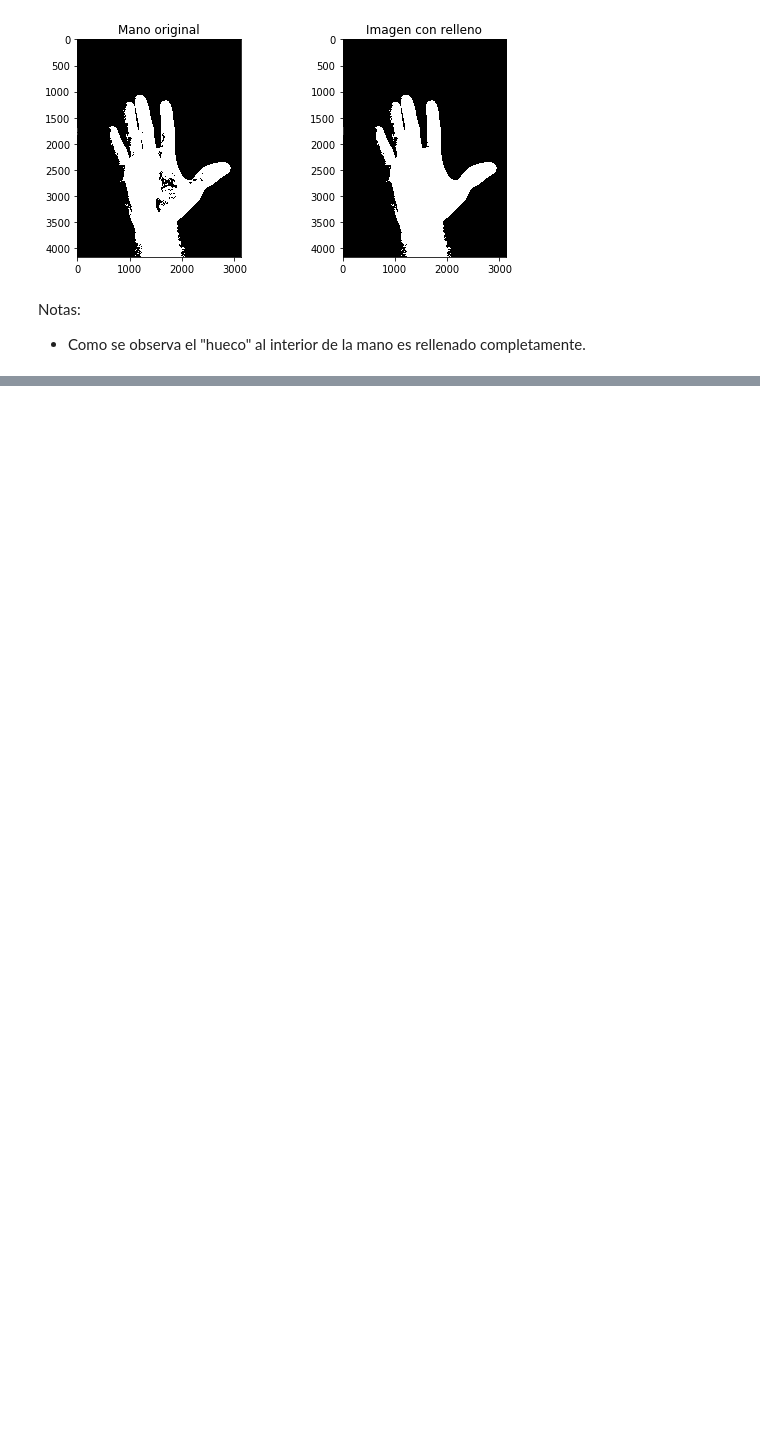
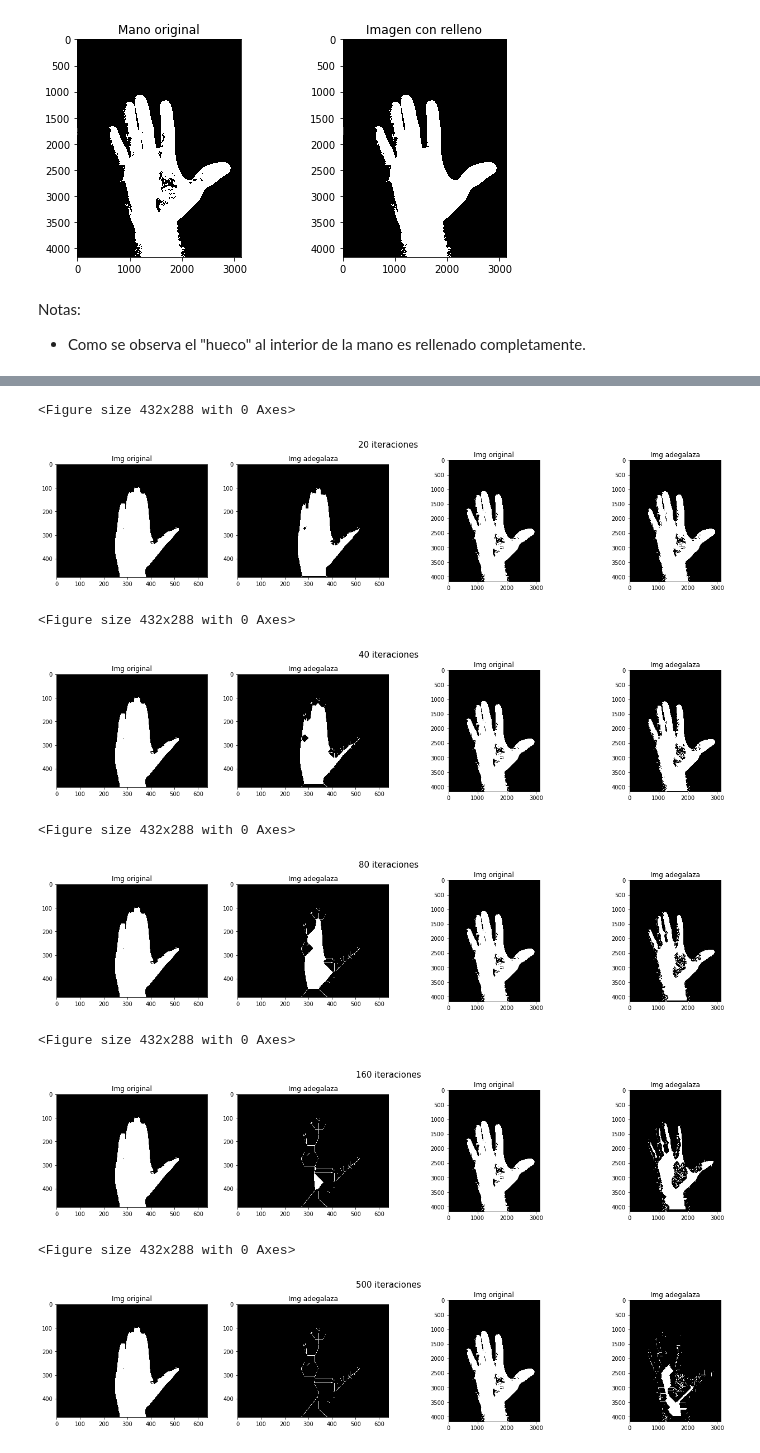
Before and after one commit to LeonardoMercado/TecIA, a Jupyter notebook: compartida de talleres/03 Taller 3 Operaciones Morfológicas/Taller 3 operaciones Morfológicas.ipynb, the cells around one changed output, grey strips where cells are left out. Cells and saved outputs as stored; diff of their text form; code cells hidden in the pictures; blank space fills up the shorter version.

```diff
--- a/compartida de talleres/03 Taller 3 Operaciones Morfológicas/Taller 3 operaciones Morfológicas.ipynb
+++ b/compartida de talleres/03 Taller 3 Operaciones Morfológicas/Taller 3 operaciones Morfológicas.ipynb
@@ -742,0 +711,43 @@ plt.show()
+# %%
+img1=img_1_bin
+img2=img_2_bin
+iteraciones = [20, 40,80,160,500]
+#Kernel de borde
+kernelHM1 = np.array([[-1, -1, -1], [0, 1, 0], [1, 1, 1]])
+#Kernel de esquina
+kernelHM2 = np.array([[0, -1, -1], [1, 1, -1], [1, 1, 0]])
+for j in iteraciones:
+    for i in range(0,j):
+        # Aplicar HitorMiss con kernel de borde
+        hitormiss = cv2.morphologyEx(img1, cv2.MORPH_HITMISS, kernelHM1)
+        img1 = cv2.absdiff(img1,hitormiss)
+        hitormiss = cv2.morphologyEx(img2, cv2.MORPH_HITMISS, kernelHM1)
+        img2 = cv2.absdiff(img2,hitormiss)
+        # Aplicar HitorMiss con kernel de esquina
+        hitormiss = cv2.morphologyEx(img1, cv2.MORPH_HITMISS, kernelHM2)
+        img1 = cv2.absdiff(img1,hitormiss)
+        hitormiss = cv2.morphologyEx(img2, cv2.MORPH_HITMISS, kernelHM2)
+        img2 = cv2.absdiff(img2,hitormiss)
+        #Rotar Kernel
+        kernelHM1 = np.rot90(kernelHM1)
+        kernelHM2 = np.rot90(kernelHM2)
+    plt.figure(j)
+    fig, ax = plt.subplots();
+    fig.suptitle(f'{j} iteraciones' , fontsize=15, x=1.5, y=1);
+    plt.subplot(1,4,1), plt.imshow(img_1_bin,cmap='gray'), plt.title('Img original')
+    plt.subplot(1,4,2), plt.imshow(img1,cmap='gray'), plt.title('Img adegalaza')
+    plt.subplot(1,4,3), plt.imshow(img_2_bin,cmap='gray'), plt.title('Img original')
+    plt.subplot(1,4,4), plt.imshow(img2,cmap='gray'), plt.title('Img adegalaza')
+    plt.subplots_adjust(right=3)
+    plt.show()
+# %% [output]
+<Figure size 432x288 with 0 Axes>
+[figure, added]
+<Figure size 432x288 with 0 Axes>
+[figure, added]
+<Figure size 432x288 with 0 Axes>
+[figure, added]
+<Figure size 432x288 with 0 Axes>
+[figure, added]
+<Figure size 432x288 with 0 Axes>
+[figure, added]
```
Also changed, not shown: parts of 25 cells of this notebook, 10 other files.
